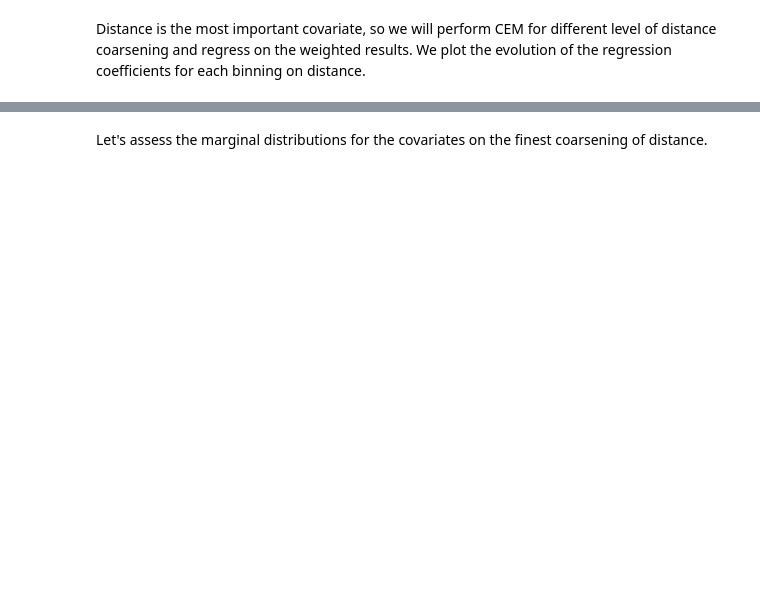
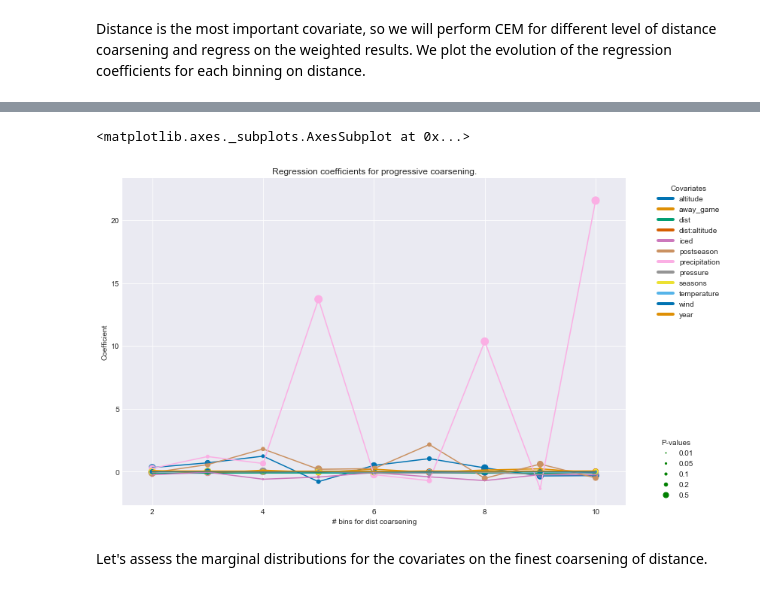
Before and after one commit to lewisbails/nfl-project, a Jupyter notebook: notebooks/field_goals.ipynb, the cells around one changed output, grey strips where cells are left out. Cells and saved outputs as stored; diff of their text form; code cells hidden in the pictures; blank space fills up the shorter version.

```diff
--- a/notebooks/field_goals.ipynb
+++ b/notebooks/field_goals.ipynb
@@ -127,7 +159,7 @@ Distance is the most important covariate, so we will perform CEM for different l
 # %%
 bins = {
     'dist': {'bins': range(2, 11), 'cut': 'cut'}, # relax over
-    'year': {'bins': 4, 'cut': 'cut'}, # uniform so qcut=cut
+    'year': {'bins': 5, 'cut': 'cut'}, # uniform so qcut=cut
     'seasons': {'bins': [0, 0.25, 0.75, 1], 'cut': 'qcut'}, # quantiles
     'temperature': {'bins': [0, 0.05, 0.5, 0.95, 1], 'cut': 'qcut'}, #quantiles
     'wind': {'bins': [-1, 6, 18, 41], 'cut': 'cut'},
@@ -169,3 +189,4 @@ weights
 # %%
 #model
-summary = CEM.regress(df, on, 'good', bins, drop=drop)
+formula = 'good ~ ' + ' + '.join(df.drop(['good']+drop, axis=1).columns) + ' + dist*altitude'
+summary = CEM.regress(df, on, 'good', bins, formula=formula, drop=drop)
@@ -209,2 +229,7 @@ plt.show()
+# %%
+summary.plot(stars=False)
+# %% [output]
+<matplotlib.axes._subplots.AxesSubplot at 0x...>
+[figure, added]
 # %% [markdown]
 Let's assess the marginal distributions for the covariates on the finest coarsening of distance.
```
Also changed, not shown: parts of 21 cells of this notebook, 4 other files.
